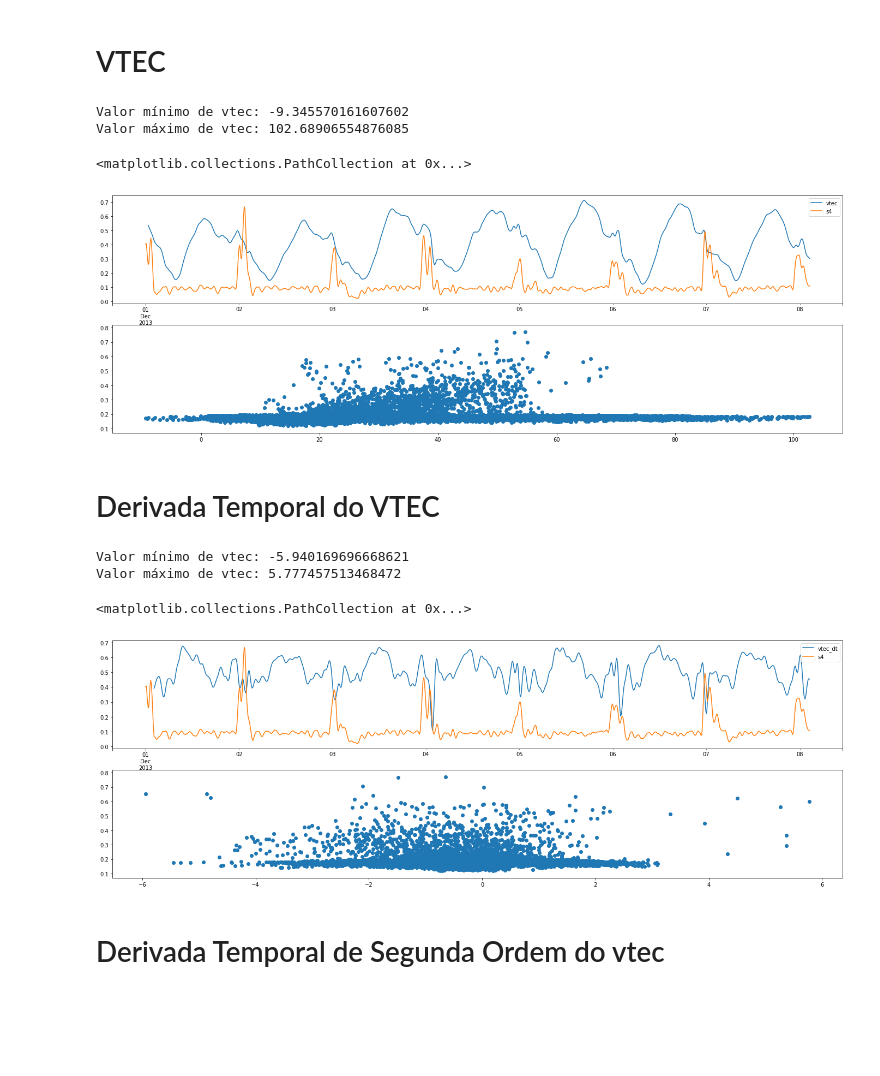
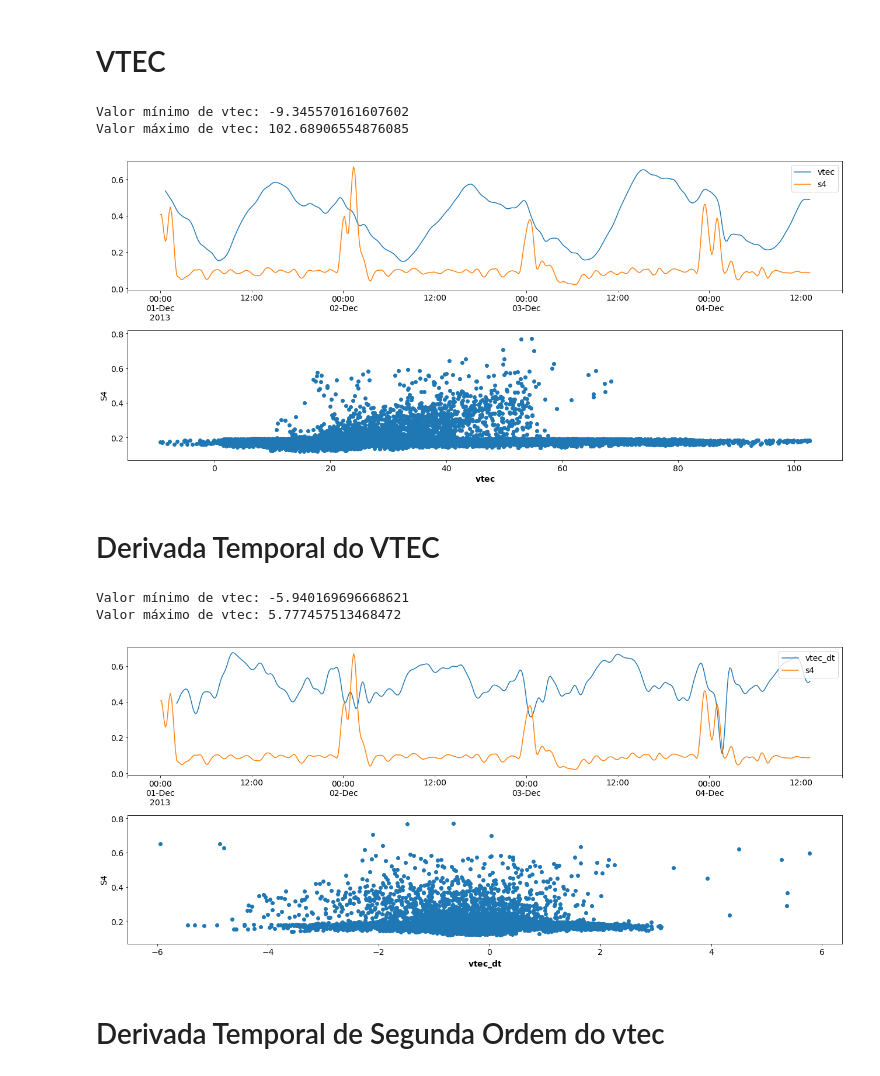
Before and after one commit to retiarus/correlation_vtec_s4, a Jupyter notebook: 06_analise_sj2.ipynb, the cells around one changed output. Drawn from its saved outputs; the diff is of its cells as text; code cells hidden in the pictures; blank space fills up the shorter version.

Commit message:
1. improve the layout to plot the scatter plot and the sample of the timeseries 2. add function to save the plots 3. add option to save the data as csv and pkl

```diff
--- a/06_analise_sj2.ipynb
+++ b/06_analise_sj2.ipynb
@@ -29,5 +29,12 @@ from utils import Scale
 
 %matplotlib inline
 warnings.filterwarnings('ignore')
+
+latter_size = 14
+plt.rcParams['legend.fontsize'] = latter_size
+plt.rcParams['font.size'] = latter_size
+plt.rcParams['axes.labelsize'] = latter_size
+plt.rcParams['xtick.labelsize'] = latter_size
+plt.rcParams['ytick.labelsize'] = latter_size
 # %%
 station = 'sj2'
@@ -63,26 +70,29 @@ Valor máximo de s4: 0.7698330806187225
 # %%
 # to vtec data
 value_min_vtec = vtec.min()
 value_max_vtec = vtec.max()
 
 print('Valor mínimo de vtec:', value_min_vtec)
 print('Valor máximo de vtec:', value_max_vtec)
 
 scale_vtec = Scale(value_min_vtec, value_max_vtec)
 vtec_scale = pd.Series(scale_vtec(vtec.values.ravel()), index=vtec.index)
 
 fig, ax = plt.subplots(2, 1)
-figsize=(24, 8)
-vtec_scale[0:1024].plot(figsize=figsize, ax=ax[0], label='vtec')
-s4_scale[0:1024].plot(figsize=figsize, ax=ax[0], label='s4')
+figsize=(18, 8)
+vtec_scale[0:512].plot(figsize=figsize, ax=ax[0], label='vtec')
+s4_scale[0:512].plot(figsize=figsize, ax=ax[0], label='s4')
 ax[0].legend(loc="upper right")
 
 ax[1].scatter(vtec.values, s4.values)
+ax[1].set_xlabel(r'$\bf vtec$')
+ax[1].set_ylabel('S4')
+plt.tight_layout()
+plt.savefig('./images/vtec_scatter.eps', format='eps', dpi=1000)
 # %% [output]
 Valor mínimo de vtec: -9.345570161607602
 Valor máximo de vtec: 102.68906554876085
-<matplotlib.collections.PathCollection at 0x...>
-[figure, old version]
+[figure, new version]
 # %% [markdown]
 # Derivada Temporal do VTEC
 # %%
@@ -105,17 +115,20 @@ scale_vtec_dt = Scale(value_min_vtec_dt, value_max_vtec_dt)
 vtec_dt_scale = pd.Series(scale_vtec_dt(vtec_dt.values.ravel()), index=vtec_dt.index)
 
 fig, ax = plt.subplots(2, 1)
-figsize=(24, 8)
-vtec_dt_scale[0:1024].plot(figsize=figsize, ax=ax[0], label='vtec_dt')
-s4_scale[0:1024].plot(figsize=figsize, ax=ax[0], label='s4')
+figsize=(18, 8)
+vtec_dt_scale[0:512].plot(figsize=figsize, ax=ax[0], label='vtec_dt')
+s4_scale[0:512].plot(figsize=figsize, ax=ax[0], label='s4')
 ax[0].legend(loc="upper right")
 
 ax[1].scatter(vtec_dt.values, s4.values)
+ax[1].set_xlabel(r'$\bf vtec\_dt$')
+ax[1].set_ylabel('S4')
+plt.tight_layout()
+plt.savefig('./images/vtec_dt_scatter.eps', format='eps', dpi=1000)
 # %% [output]
 Valor mínimo de vtec: -5.940169696668621
 Valor máximo de vtec: 5.777457513468472
-<matplotlib.collections.PathCollection at 0x...>
-[figure, old version]
+[figure, new version]
 # %% [markdown]
 # Derivada Temporal de Segunda Ordem do vtec
 # %%
```
Also changed, not shown: parts of 7 cells of this notebook, 9 other files.
